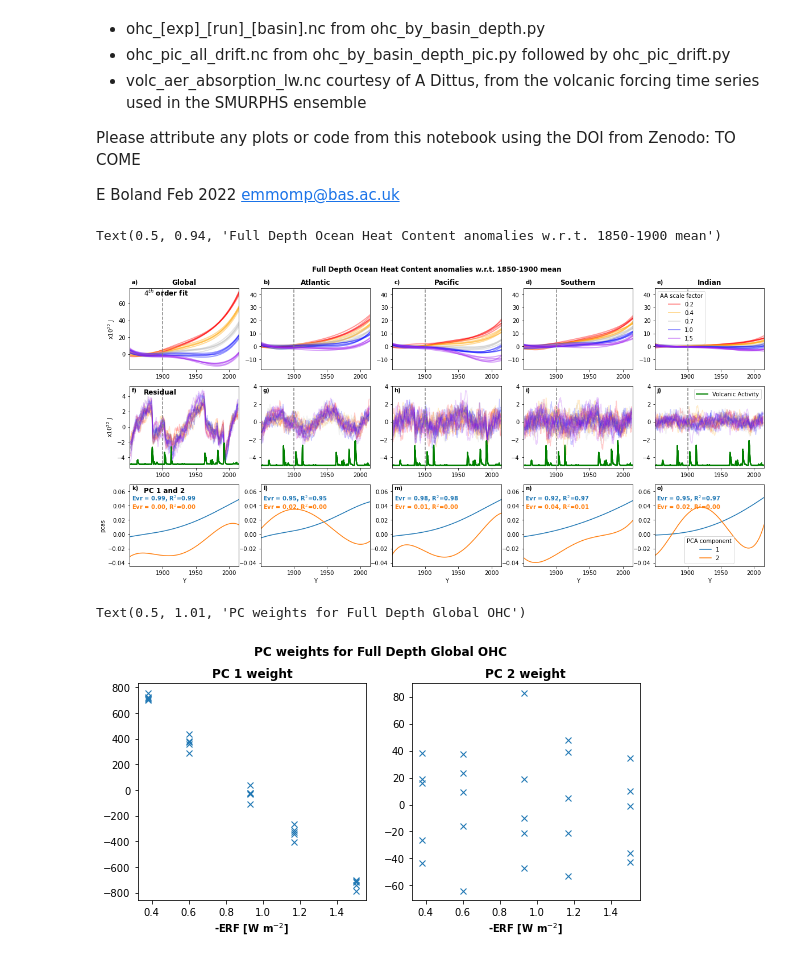
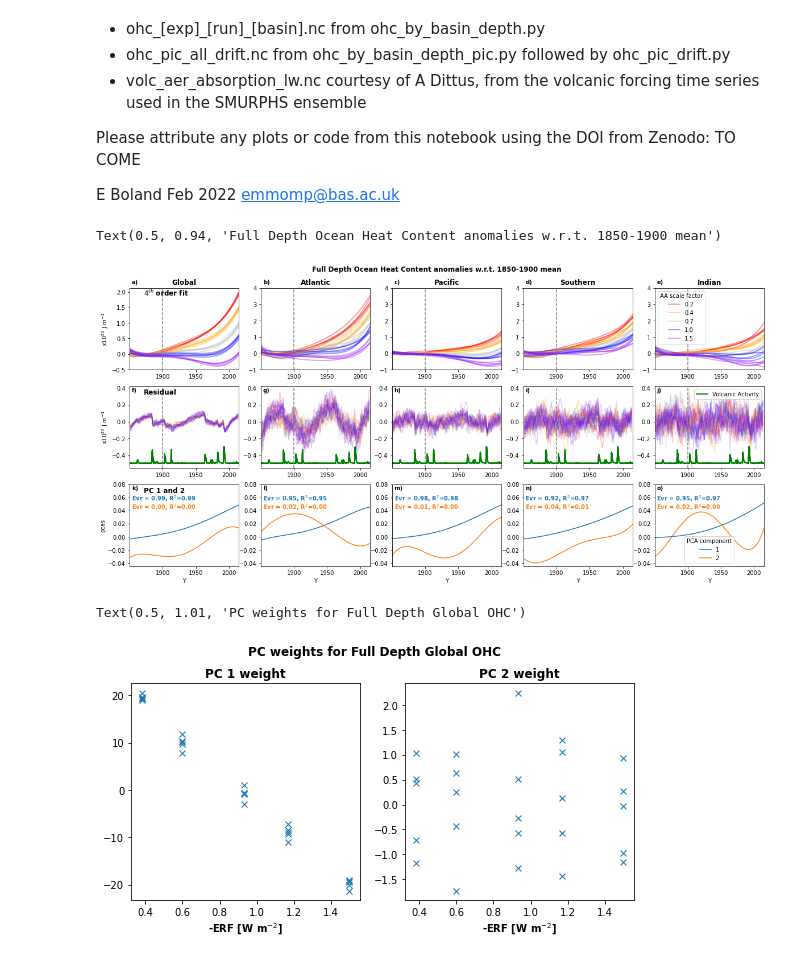
Before and after one commit to emmomp/SMURPHS_OHC, a Jupyter notebook: figure_notebooks/Fig2_OHC_polyfit.ipynb, the cells around one changed output. Drawn from its saved outputs; the diff is of its cells as text; code cells hidden in the pictures.

Commit message:
Added vol scaling to fig 2

```diff
--- a/figure_notebooks/Fig2_OHC_polyfit.ipynb
+++ b/figure_notebooks/Fig2_OHC_polyfit.ipynb
@@ -43,7 +43,7 @@ alpha=0.4
 # Load volcanic timeseries and create index by summing over space and wavebands
 volc=xr.open_dataset(data_dir+'other_model_data/volc_aer_absorption_lw.nc')
 volc=volc.sum(dim=['latitude','model_level_number','waveband'])
-abs_index=volc.easy_absorption_lw*3/0.016-5
+abs_index=volc.easy_absorption_lw*0.2/0.015-0.5
 abs_index=abs_index[2:]
 # %%
 # Load OHC data
@@ -66,8 +68,13 @@ time_months=xr.DataArray(dims=['time_centered',],data=np.arange(0,1980))
+# %%
+# Load volume scalings
+scalings=xr.open_dataset(data_dir+'other_model_data/vol_scalings.nc')
 # %%
 # De-drift
 dplot=ohc_fd.copy()
 dplot=dplot-(ohc_pic_drift*1e18*time_months)-(ohc_pic_drift*1e18*(Year0-1850)*12)
-dplot=(dplot-dplot.isel(time_centered=slice(0,12*50)).mean(dim=['time_centered','run']))/1e22
+dplot=(dplot-dplot.isel(time_centered=slice(0,12*50)).mean(dim=['time_centered','run']))/1e20
+dplot=dplot/scalings['basin_volume'].sel(deptht_bins='Full Depth')*scalings['surface_area'].values
+dplot=dplot.assign_coords(time_days=('time_centered',(ohc_fd.time_centered-ohc_fd.time_centered[0])/np.timedelta64(1,'D')),time_mths=('time_centered',np.arange(0,1980)))
 
 # Fit a polynomial of degree ndegrees
 #polyfit_xr and polyval_xr are vectorised versions of np.polyfit and np.polyval
@@ -115,14 +122,14 @@ for ib,basin in enumerate(basins):
         line=fit_global_poly.sel(exp=exp,basin=basin).plot(ax=ax,color=cmap[ie],linewidth=2,hue='run',add_legend=False,alpha=alpha)
         lines.append(line[0])
     if ib==0:
-        ax.set_ylabel('x10$^{22}$ J')
+        ax.set_ylabel('x10$^{20}$ J $m^{-1}$')
         ax.text(0.13,0.9,'$4^{th}$ order fit',fontweight='bold',fontsize=12,transform=ax.transAxes)
     else:
         ax.set_ylabel(' ')
     if ib==4:
         ax.legend(lines,exp_names,loc='upper left',title='AA scale factor')
     if ib>0:
-        ax.set_ylim([-18,45])
+        ax.set_ylim([-1,4])
     ax.set_title(basin_name[basin],{'fontweight':'bold'})
     ax.set_xlabel('')
     ax.text(0.02,1.05,'{})'.format(chr(ord('a')+ib)),fontweight='bold',transform=ax.transAxes)
@@ -142,47 +149,45 @@ for ib,basin in enumerate(basins):
         line_ind=abs_index.plot(x='time',color='g',ax=ax,linewidth=2)
     ax.set_title('')
     if ib == 0:
-        ax.set_ylabel('x10$^{22}$ J')
+        ax.set_ylabel('x10$^{20}$ J $m^{-1}$')
         ax.text(0.13,0.9,'Residual',fontweight='bold',fontsize=12,transform=ax.transAxes)
     else:
         ax.set_ylabel('')
     if ib==4:
         ax.legend([line_ind[0],],['Volcanic Activity',],loc='upper right')
-    if ib>0:
-        ax.set_ylim([-5.2,4])
+    ax.set_ylim([-0.55,0.42])
     ax.set_xlabel('')
     ax.text(0.02,0.93,'{})'.format(chr(ord('a')+5+ib)),fontweight='bold',transform=ax.transAxes)
     plt.axvline(cftime.date2num(cftime.Datetime360Day(1900,1,16),units='days since 2000-01-01',calendar='360_day'),color='grey',ls='--')
 
 
 lines=[]
 
 for ib,basin in enumerate(basins):
     ax_old=ax
     ax=plt.subplot(3,5,11+ib)
     ax.sharex(ax_old)
     lines.append(pca_ds.pcas.sel(basin=basin).plot(hue='component',add_legend=False,ax=ax))
     ax.set_title('')
     if ib == 0:
         ax.text(0.13,0.9,'PC 1 and 2',fontweight='bold',fontsize=12,transform=ax.transAxes)
     else:
         ax.set_ylabel('')
     if ib==4:
         ax.legend(['1','2'],title='PCA component')
-    ax.set_ylim([-0.045,0.07])
+    ax.set_ylim([-0.045,0.08])
     ax.set_xlabel('Y')
     for ic in range(0,2):
         ax.text(0.02,0.8-ic*0.1,'Evr = {:2.2f}, R$^2$={:2.2f}'.format(pca_ds.evr.isel(basin=ib,component=ic).data,
                                                       pca_ds.r2.isel(basin=ib,component=ic).data),
            transform=ax.transAxes,fontweight='bold',color=ax.lines[ic].get_color())
     ax.text(0.02,0.93,'{})'.format(chr(ord('a')+10+ib)),fontweight='bold',transform=ax.transAxes)
-  #  plt.axvline(cftime.date2num(cftime.Datetime360Day(1900,1,16),units='days since 2000-01-01',calendar='360_day'),color='grey',ls='--')
 
 plt.suptitle('Full Depth Ocean Heat Content anomalies w.r.t. 1850-1900 mean',weight='bold',y=0.94)
 plt.savefig(figs_dir+'Fig2_ohc_fd_allruns_detrend'+str(ndegrees)+'th.png',bbox_inches='tight')
 # %% [output]
 Text(0.5, 0.94, 'Full Depth Ocean Heat Content anomalies w.r.t. 1850-1900 mean')
-[figure, old version]
+[figure, new version]
 # %%
 #Example of PC weights against aerosol ERF
 plt.figure(figsize=[9,4])
@@ -194,4 +199,4 @@ for comp in range(0,2):
 plt.suptitle('PC weights for Full Depth Global OHC',fontweight='bold',y=1.01)
 # %% [output]
 Text(0.5, 1.01, 'PC weights for Full Depth Global OHC')
-[figure, old version]
+[figure, new version]
```
Also changed, not shown: parts of 1 cell of this notebook.
